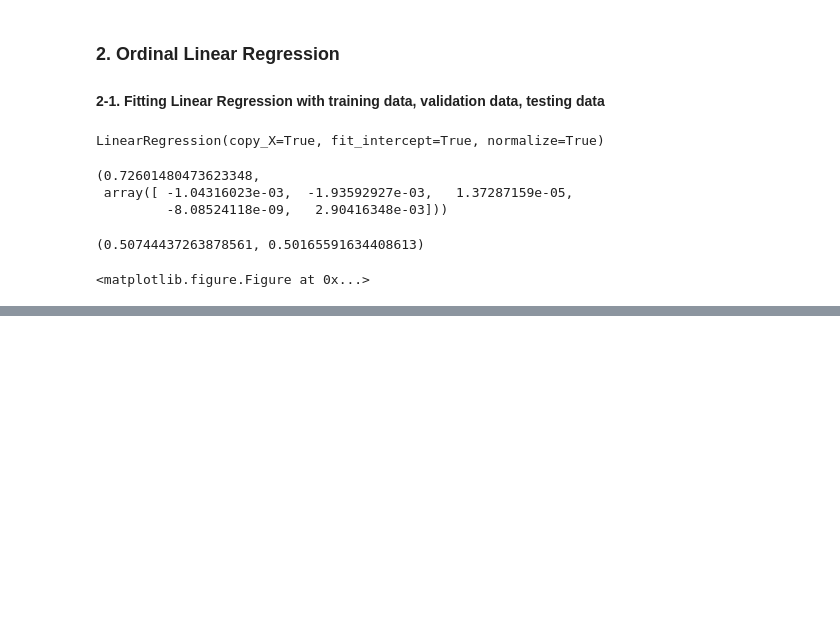
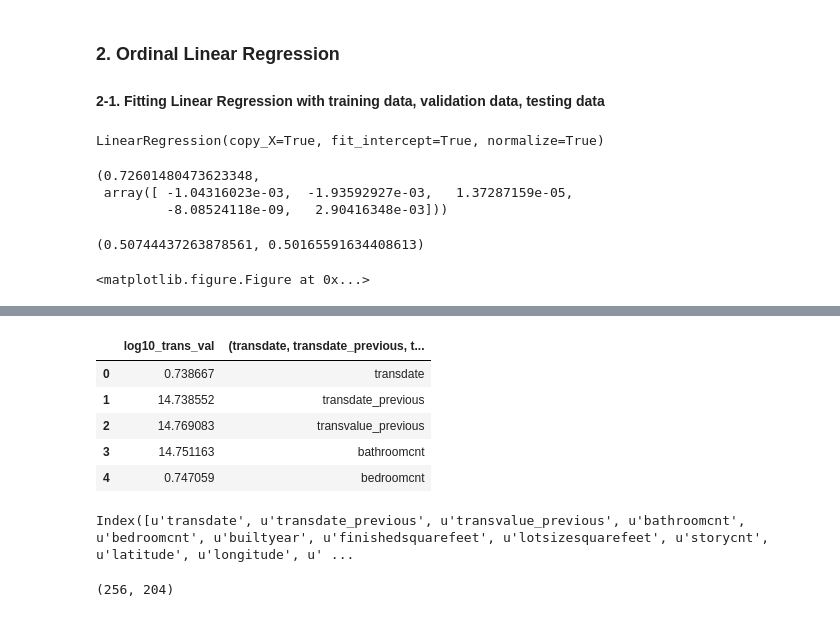
Before and after one commit to beingzy/AVM, a Jupyter notebook: regression.ipynb, the cells around one changed output, grey strips where cells are left out. Saved outputs shown, nothing was run; the diff lists cells and outputs as text; code cells hidden in the pictures; blank space fills up the shorter version.

```diff
--- a/regression.ipynb
+++ b/regression.ipynb
@@ -181,0 +341,16 @@ feature_importance.
+# %%
+
+data4plt = pd.DataFrame(zip(y_test, X_test), columns = ['log10_trans_val', [i for i in X_test.columns]])
+#seaborn.corrplot(data4plt, annot=False, diag_names = True, sig_tail="upper")
+data4plt.head(5)
+# %% [output]
+|  | log10_trans_val | (transdate, transdate_previous, t... |
+| 0 | 0.738667 | transdate |
+| 1 | 14.738552 | transdate_previous |
+| 2 | 14.769083 | transvalue_previous |
+| 3 | 14.751163 | bathroomcnt |
+| 4 | 0.747059 | bedroomcnt |
+# %%
+X_test.columns
+# %% [output]
+Index([u'transdate', u'transdate_previous', u'transvalue_previous', u'bathroomcnt', u'bedroomcnt', u'builtyear', u'finishedsquarefeet', u'lotsizesquarefeet', u'storycnt', u'latitude', u'longitude', u' ...
@@ -181,0 +403,5 @@ feature_importance.
+# %%
+#pd.DataFrame(viewtype_Transform(X_test.viewtypeid)).head()
+viewtype_Transform(X_test.viewtypeid).shape
+# %% [output]
+(256, 204)
```
Also changed, not shown: parts of 23 cells of this notebook, 1 other file.
